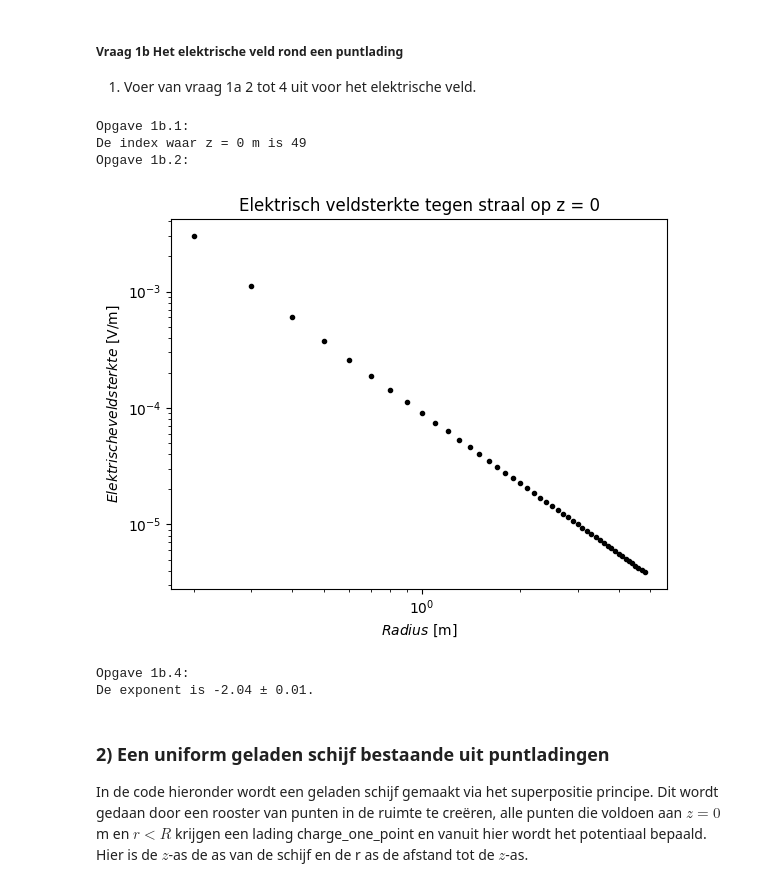
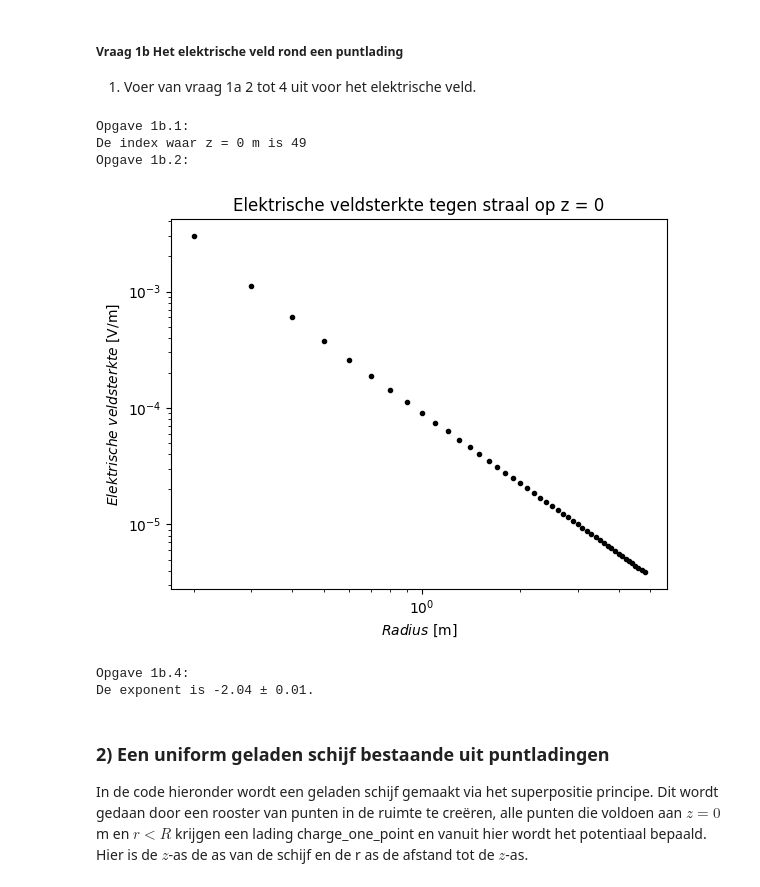
Before and after one commit to thaak123/THAAK-opdrachten-DEF-D, a Jupyter notebook: DigitaleOntwerpopdrachten/1CondensatorOpdracht/CondensatorOntwerpopdracht.ipynb, the cells around one changed output. Cells and saved outputs as stored; diff of their text form; code cells hidden in the pictures.

```diff
--- a/DigitaleOntwerpopdrachten/1CondensatorOpdracht/CondensatorOntwerpopdracht.ipynb
+++ b/DigitaleOntwerpopdrachten/1CondensatorOpdracht/CondensatorOntwerpopdracht.ipynb
@@ -149,36 +149,36 @@ print("De index waar z = 0 m is %g" %index_z0_E)
 
 #1b.2:
 print("Opgave 1b.2:")
 
 # Verwijder de punten waar E (bij z = 0) = 0 (valt buiten het domein van log)
 E_z0 = normE[index_z0_E] # neemt E bij z = 0
 E_geen0 = E_z0[E_z0 != 0]
 r_for_E_geen0 = r_for_E[E_z0 != 0]
 
 # Plotten
 plt.figure()
-plt.title("Elektrisch veldsterkte tegen straal op z = 0")
+plt.title("Elektrische veldsterkte tegen straal op z = 0")
 plt.loglog(r_for_E_geen0, E_geen0, 'k.')
 plt.xlabel(r"$Radius$ [m]")
-plt.ylabel(r"$Elektrische veldsterkte$ [V/m]")
+plt.ylabel(r"$Elektrische$ $veldsterkte$ [V/m]")
 plt.show()
 
 #1b.3:
 def fit(x, a, b):
     return a*x+b
 
 val, cov = curve_fit(fit, np.log(r_for_E_geen0), np.log(E_geen0))
 
 #1b.4:
 print("Opgave 1b.4:")
 a, b = val
 u_a = np.sqrt(cov[0,0])
 print("De exponent is %.2f \u00B1 %.2f." %(a, u_a))
 # %% [output]
 Opgave 1b.1:
 De index waar z = 0 m is 49
 Opgave 1b.2:
-[figure, old version]
+[figure, new version]
 Opgave 1b.4:
 De exponent is -2.04 ± 0.01.
 # %% [markdown]
```
